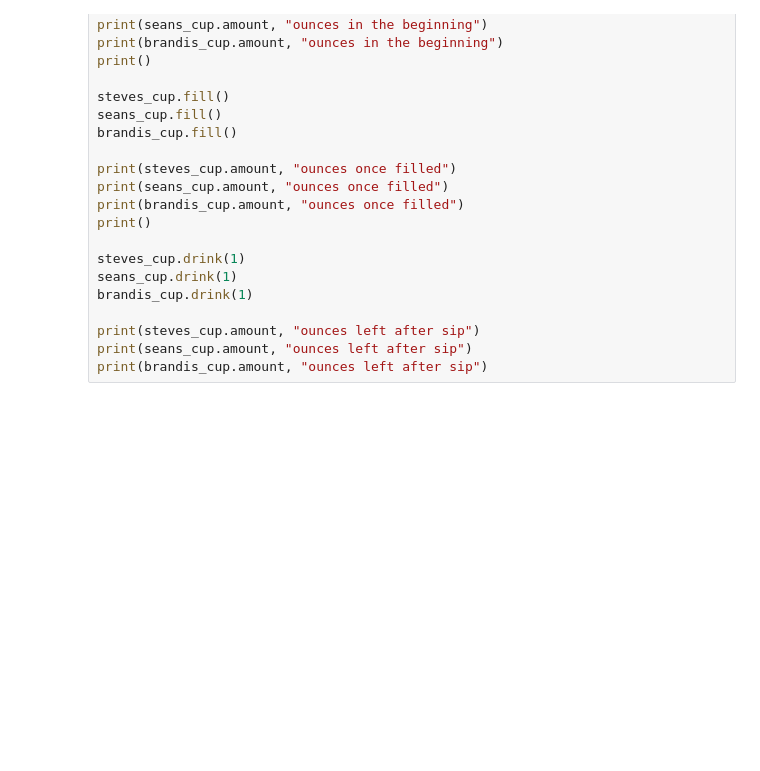
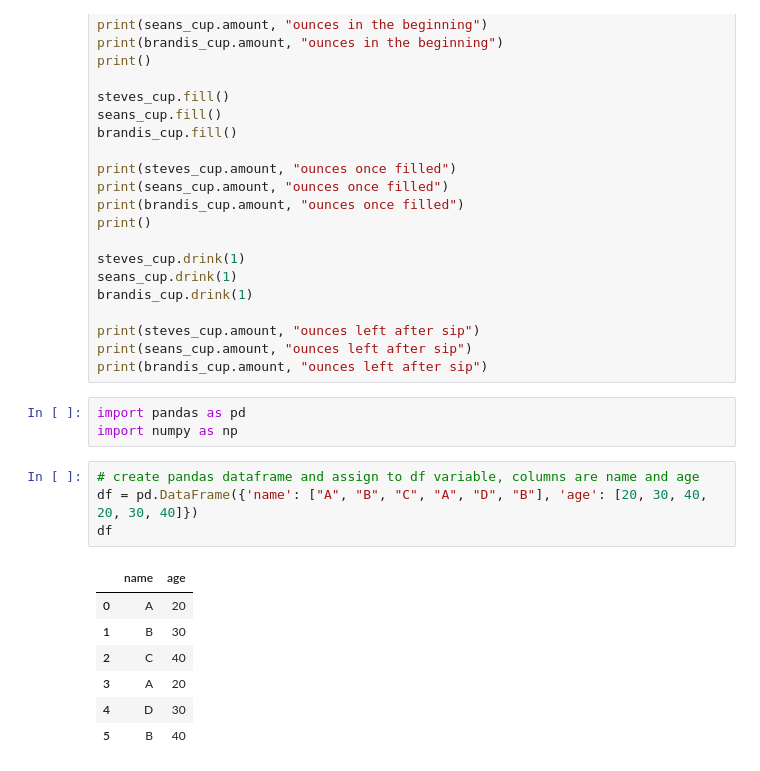
Before and after one commit to avinash-mishra/dsl, a Jupyter notebook: src/notebooks/assignment.ipynb, the cells around one changed output. Saved outputs shown, nothing was run; the diff lists cells and outputs as text; blank space fills up the shorter version.

```diff
--- a/src/notebooks/assignment.ipynb
+++ b/src/notebooks/assignment.ipynb
@@ -38,3 +38,18 @@ brandis_cup.drink(1)
 print(steves_cup.amount, "ounces left after sip")
 print(seans_cup.amount, "ounces left after sip")
 print(brandis_cup.amount, "ounces left after sip")
+# %%
+import pandas as pd
+import numpy as np
+# %%
+# create pandas dataframe and assign to df variable, columns are name and age
+df = pd.DataFrame({'name': ["A", "B", "C", "A", "D", "B"], 'age': [20, 30, 40, 20, 30, 40]})
+df
+# %% [output]
+|  | name | age |
+| 0 | A | 20 |
+| 1 | B | 30 |
+| 2 | C | 40 |
+| 3 | A | 20 |
+| 4 | D | 30 |
+| 5 | B | 40 |
```
Also changed, not shown: parts of 2 cells of this notebook, 1 other file.
